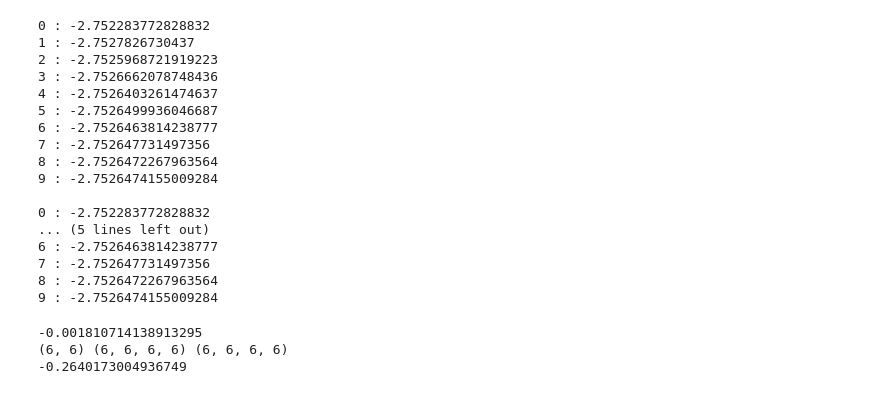
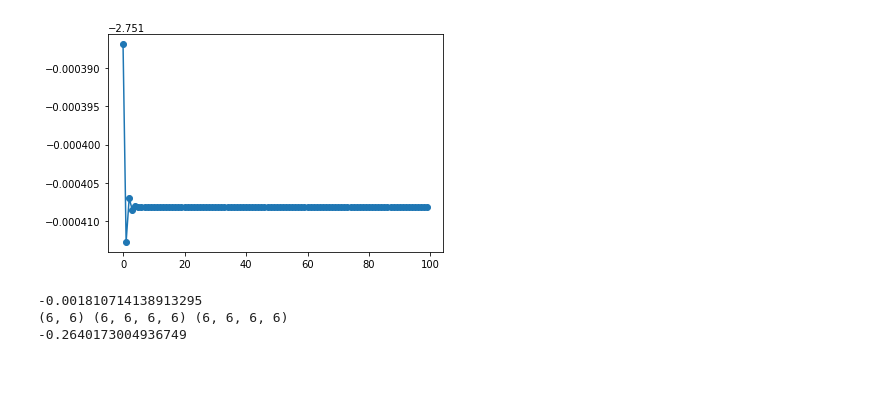
Before and after one commit to ErlendLima/FYS4480, a Jupyter notebook: project2/python/testing.ipynb, the cells around one changed output. Drawn from its saved outputs; the diff is of its cells as text; code cells hidden in the pictures.

```diff
--- a/project2/python/Untitled.ipynb
+++ b/project2/python/testing.ipynb
@@ -30,26 +16,10 @@ print(t)
 # %%
 ccd = CCD(Z=2)
-ccd.iterate()
+ccd.run()
 print()
-ccd.explicit_iterate()
+#ccd.explicit_iterate()
 # %% [output]
-0 : -2.752283772828832
-1 : -2.7527826730437
-2 : -2.7525968721919223
-3 : -2.7526662078748436
-4 : -2.7526403261474637
-5 : -2.7526499936046687
-6 : -2.7526463814238777
-7 : -2.752647731497356
-8 : -2.7526472267963564
-9 : -2.7526474155009284
-
-0 : -2.752283772828832
-... (5 lines left out)
-6 : -2.7526463814238777
-7 : -2.752647731497356
-8 : -2.7526472267963564
-9 : -2.7526474155009284
+[figure, added]
 # %%
 f = ccd.h
 v = ccd.v
```
Also changed, not shown: parts of 5 cells of this notebook, 4 other files.
